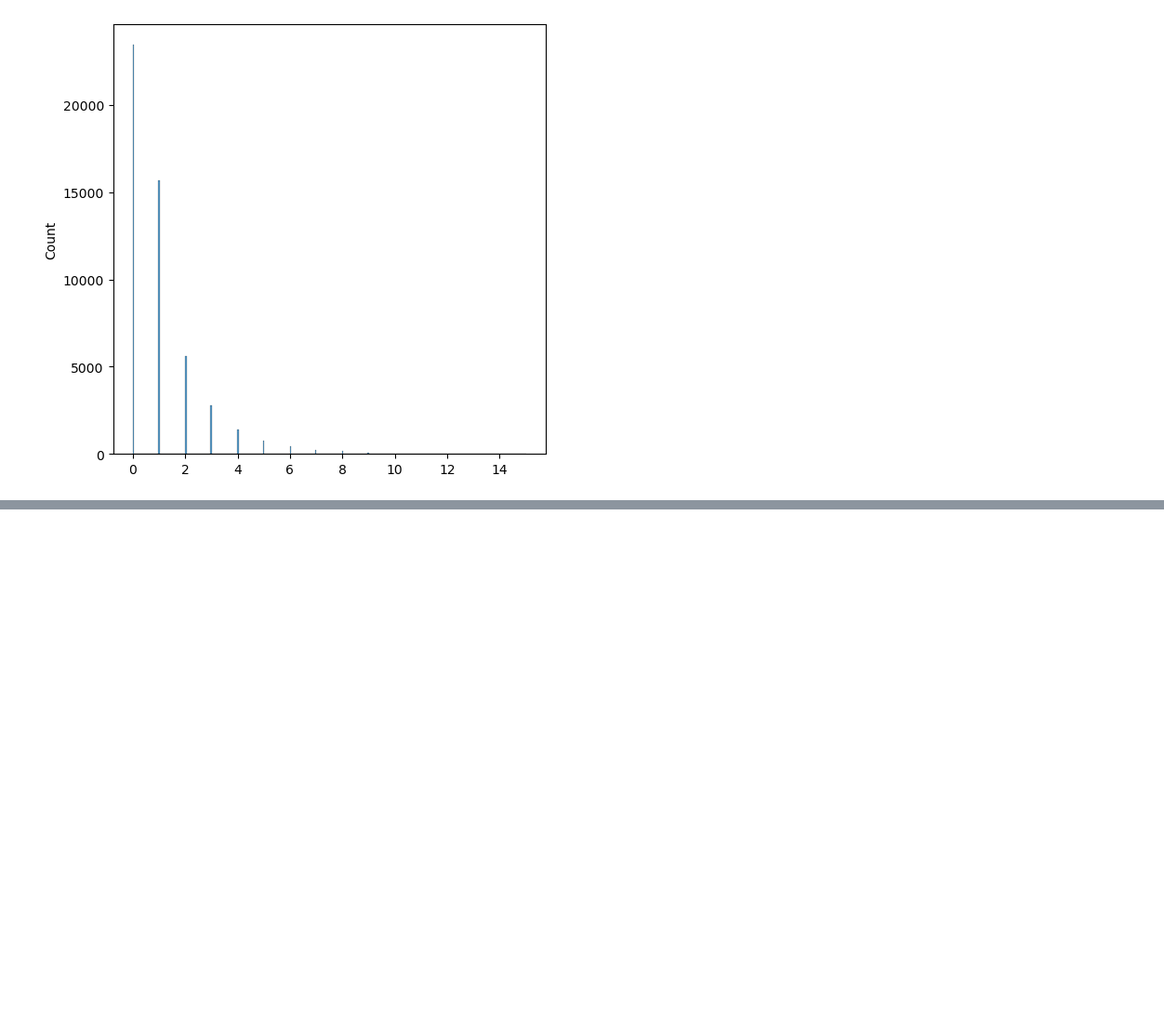
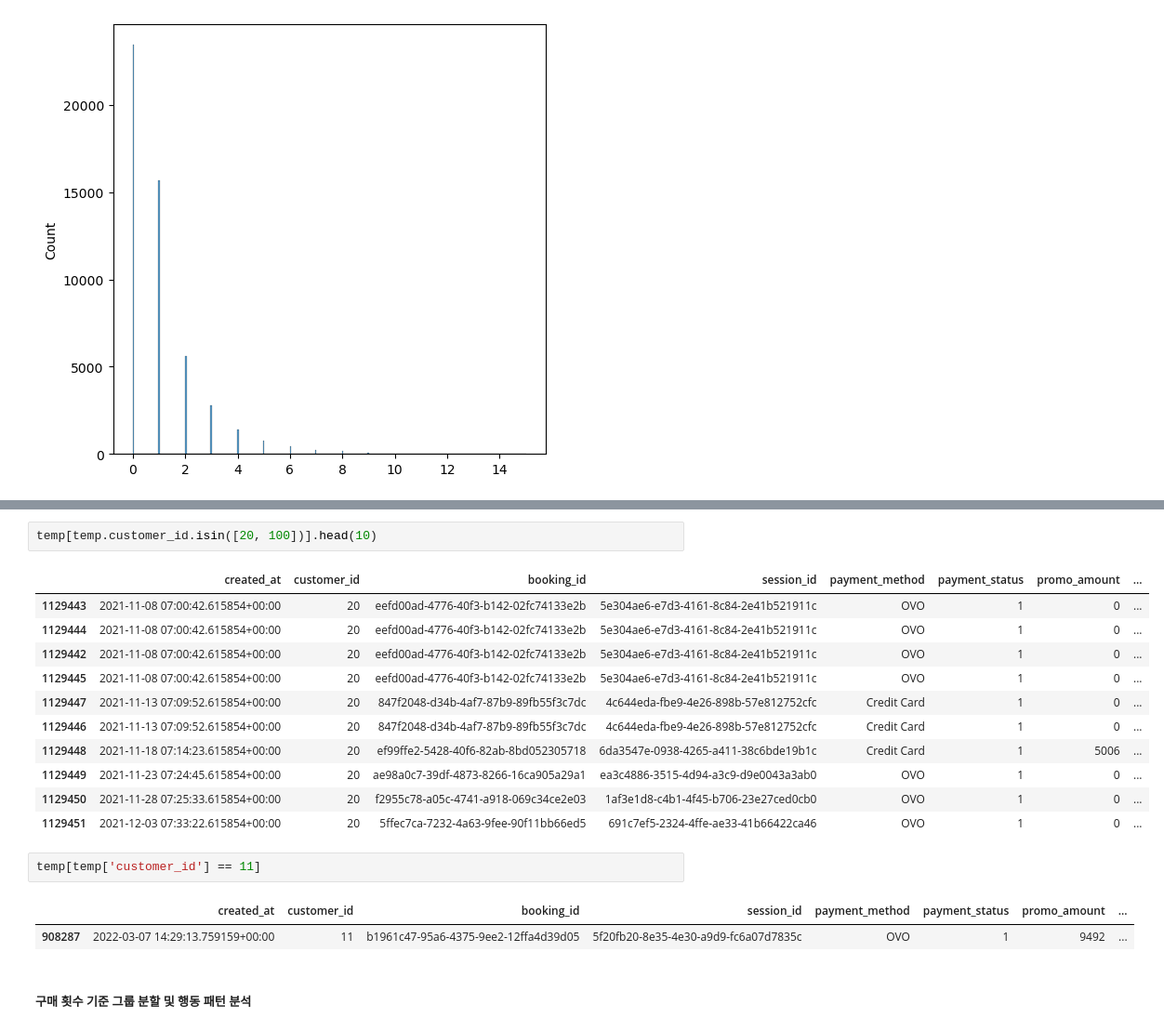
Before and after one commit to NARAEIM/tp2-da, a Jupyter notebook: tp2_da_hyunjune.ipynb, the cells around one changed output, grey strips where cells are left out. Shown at 93% size. Drawn from its saved outputs; the diff is of its cells as text; blank space fills up the shorter version.

```diff
--- a/tp2_da_hyunjune.ipynb
+++ b/tp2_da_hyunjune.ipynb
@@ -435,0 +474,21 @@ plt.show()
+# %%
+temp[temp.customer_id.isin([20, 100])].head(10)
+# %% [output]
+|  | created_at | customer_id | booking_id | session_id | payment_method | payment_status | promo_amount | ... |
+| 1129443 | 2021-11-08 07:00:42.615854+00:00 | 20 | eefd00ad-4776-40f3-b142-02fc74133e2b | 5e304ae6-e7d3-4161-8c84-2e41b521911c | OVO | 1 | 0 | ... |
+| 1129444 | 2021-11-08 07:00:42.615854+00:00 | 20 | eefd00ad-4776-40f3-b142-02fc74133e2b | 5e304ae6-e7d3-4161-8c84-2e41b521911c | OVO | 1 | 0 | ... |
+| 1129442 | 2021-11-08 07:00:42.615854+00:00 | 20 | eefd00ad-4776-40f3-b142-02fc74133e2b | 5e304ae6-e7d3-4161-8c84-2e41b521911c | OVO | 1 | 0 | ... |
+| 1129445 | 2021-11-08 07:00:42.615854+00:00 | 20 | eefd00ad-4776-40f3-b142-02fc74133e2b | 5e304ae6-e7d3-4161-8c84-2e41b521911c | OVO | 1 | 0 | ... |
+| 1129447 | 2021-11-13 07:09:52.615854+00:00 | 20 | 847f2048-d34b-4af7-87b9-89fb55f3c7dc | 4c644eda-fbe9-4e26-898b-57e812752cfc | Credit Card | 1 | 0 | ... |
+| 1129446 | 2021-11-13 07:09:52.615854+00:00 | 20 | 847f2048-d34b-4af7-87b9-89fb55f3c7dc | 4c644eda-fbe9-4e26-898b-57e812752cfc | Credit Card | 1 | 0 | ... |
+| 1129448 | 2021-11-18 07:14:23.615854+00:00 | 20 | ef99ffe2-5428-40f6-82ab-8bd052305718 | 6da3547e-0938-4265-a411-38c6bde19b1c | Credit Card | 1 | 5006 | ... |
+| 1129449 | 2021-11-23 07:24:45.615854+00:00 | 20 | ae98a0c7-39df-4873-8266-16ca905a29a1 | ea3c4886-3515-4d94-a3c9-d9e0043a3ab0 | OVO | 1 | 0 | ... |
+| 1129450 | 2021-11-28 07:25:33.615854+00:00 | 20 | f2955c78-a05c-4741-a918-069c34ce2e03 | 1af3e1d8-c4b1-4f45-b706-23e27ced0cb0 | OVO | 1 | 0 | ... |
+| 1129451 | 2021-12-03 07:33:22.615854+00:00 | 20 | 5ffec7ca-7232-4a63-9fee-90f11bb66ed5 | 691c7ef5-2324-4ffe-ae33-41b66422ca46 | OVO | 1 | 0 | ... |
+# %%
+temp[temp['customer_id'] == 11]
+# %% [output]
+|  | created_at | customer_id | booking_id | session_id | payment_method | payment_status | promo_amount | ... |
+| 908287 | 2022-03-07 14:29:13.759159+00:00 | 11 | b1961c47-95a6-4375-9ee2-12ffa4d39d05 | 5f20fb20-8e35-4e30-a9d9-fc6a07d7835c | OVO | 1 | 9492 | ... |
+# %% [markdown]
+##### 구매 횟수 기준 그룹 분할 및 행동 패턴 분석
```
Also changed, not shown: parts of 21 cells of this notebook.
